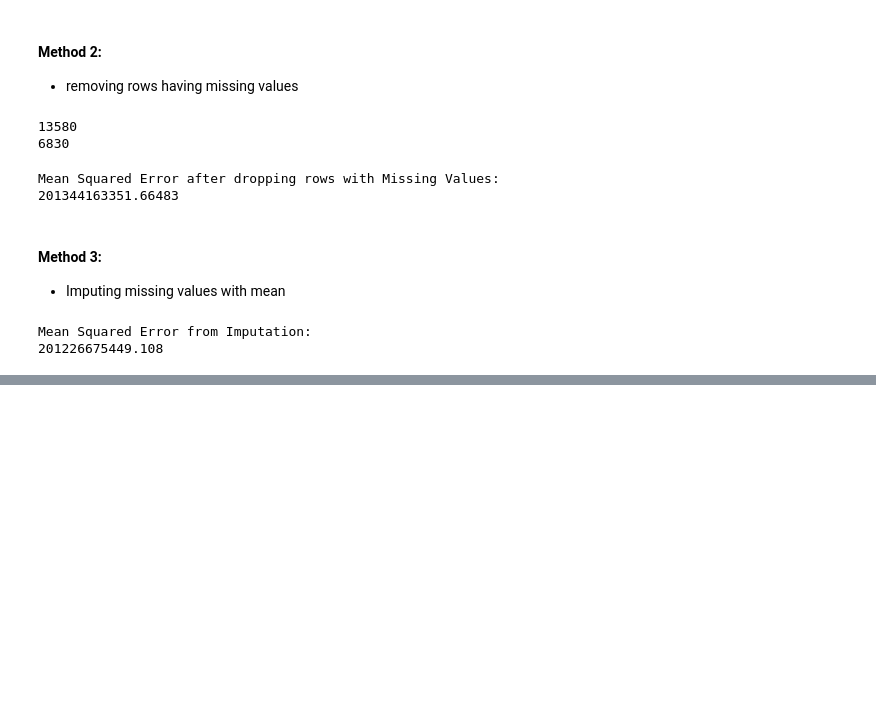
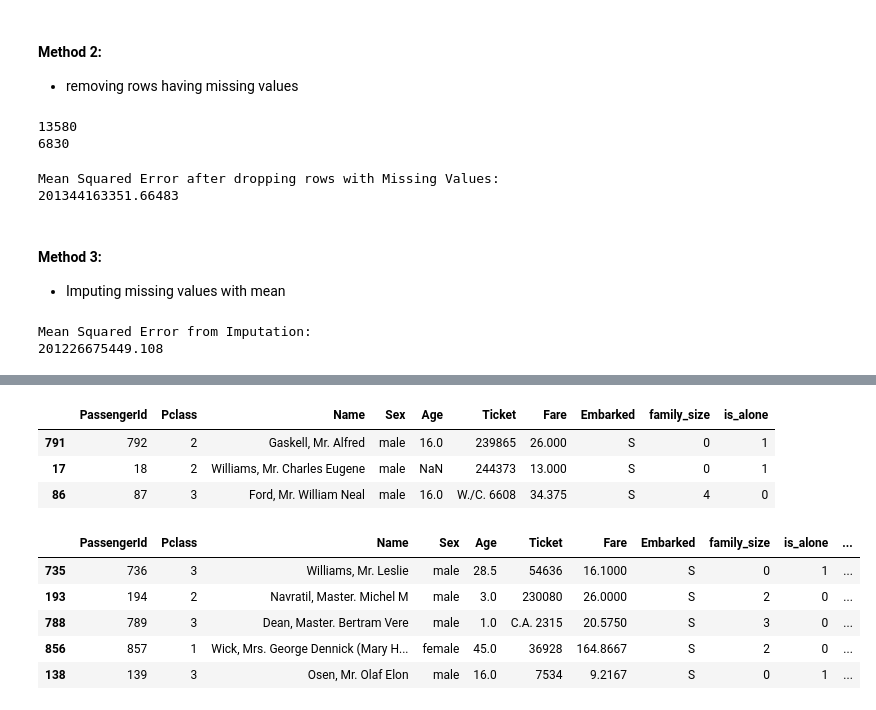
Before and after one commit to n-kono/msa8010, a Jupyter notebook: 06/06-ML.ipynb, the cells around one changed output, grey strips where cells are left out. Drawn from its saved outputs; the diff is of its cells as text; code cells hidden in the pictures; blank space fills up the shorter version.

```diff
--- a/06/06-ML.ipynb
+++ b/06/06-ML.ipynb
@@ -350,0 +410,4 @@ train_df.to_csv('data/train_x.csv')
+# %%
+#Remove cabin data since there are many null values
+X_train = X_train.drop(['Cabin'], axis=1)
+X_test = X_test.drop(['Cabin'], axis=1)
@@ -350,0 +446,9 @@ train_df.to_csv('data/train_x.csv')
+# %%
+#Feature engineering, adding a new feature `family_size`
+#Removing Parch, and SibSp
+# adding a new feature `is_alone`
+for dataset in [X_train, X_test]:
+    dataset['family_size'] = dataset['Parch'] + dataset['SibSp']
+    dataset.drop(['Parch', 'SibSp'], axis=1, inplace=True)
+    dataset['is_alone'] = 1
+    dataset['is_alone'].loc[dataset['family_size'] > 1] = 0
@@ -350,0 +464,22 @@ train_df.to_csv('data/train_x.csv')
+# %%
+X_train[15:18]
+# %% [output]
+|  | PassengerId | Pclass | Name | Sex | Age | Ticket | Fare | Embarked | family_size | is_alone |
+| 791 | 792 | 2 | Gaskell, Mr. Alfred | male | 16.0 | 239865 | 26.000 | S | 0 | 1 |
+| 17 | 18 | 2 | Williams, Mr. Charles Eugene | male | NaN | 244373 | 13.000 | S | 0 | 1 |
+| 86 | 87 | 3 | Ford, Mr. William Neal | male | 16.0 | W./C. 6608 | 34.375 | S | 4 | 0 |
+# %%
+#Feature engineering
+#Adding titles instead of names
+for dataset in [X_train, X_test]:
+    dataset['title'] =  dataset['Name'].str.split(", ", expand=True)[1].str.split(".", expand=True)[0]
+    dataset = dataset.drop(["Name"], axis=1)
+
+X_train.head()
+# %% [output]
+|  | PassengerId | Pclass | Name | Sex | Age | Ticket | Fare | Embarked | family_size | is_alone | ... |
+| 735 | 736 | 3 | Williams, Mr. Leslie | male | 28.5 | 54636 | 16.1000 | S | 0 | 1 | ... |
+| 193 | 194 | 2 | Navratil, Master. Michel M | male | 3.0 | 230080 | 26.0000 | S | 2 | 0 | ... |
+| 788 | 789 | 3 | Dean, Master. Bertram Vere | male | 1.0 | C.A. 2315 | 20.5750 | S | 3 | 0 | ... |
+| 856 | 857 | 1 | Wick, Mrs. George Dennick (Mary H... | female | 45.0 | 36928 | 164.8667 | S | 2 | 0 | ... |
+| 138 | 139 | 3 | Osen, Mr. Olaf Elon | male | 16.0 | 7534 | 9.2167 | S | 0 | 1 | ... |
```
Also changed, not shown: parts of 21 cells of this notebook, 2 other files.
